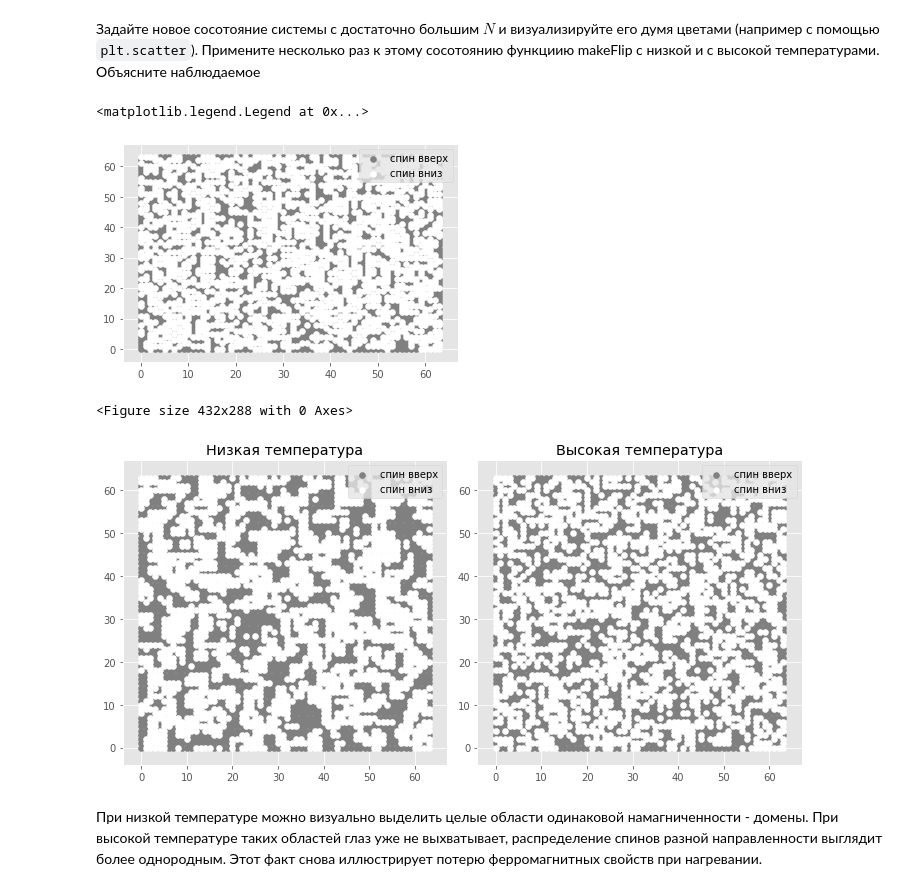
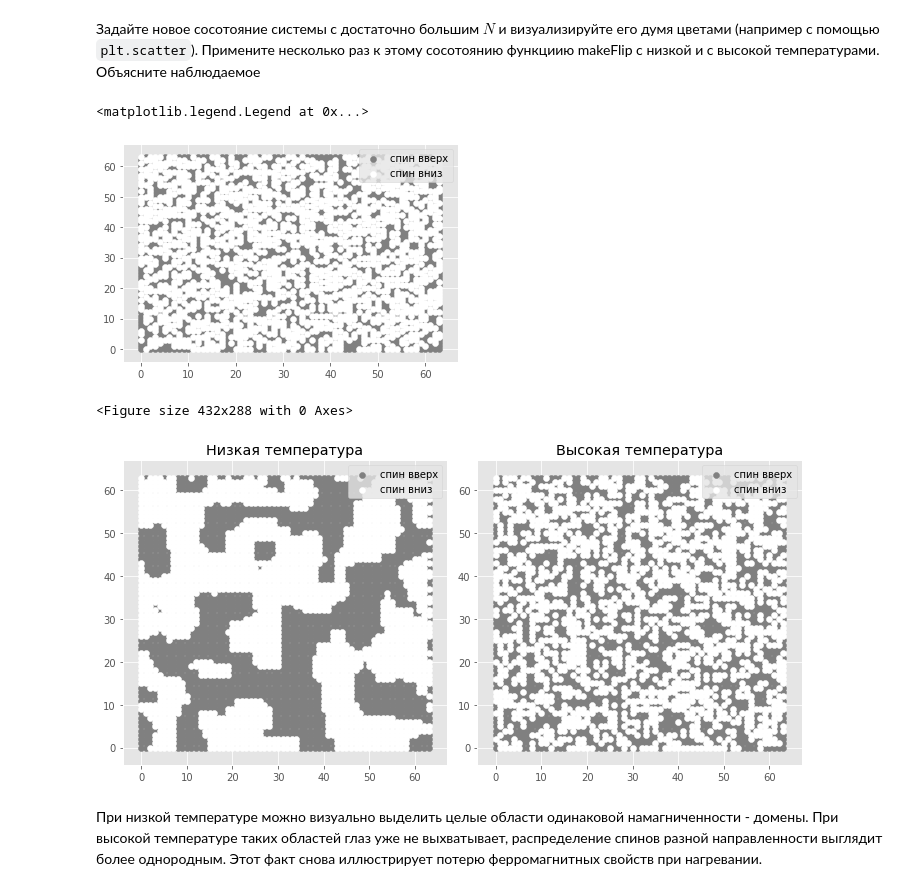
Before and after one commit to thead-is-dead/CP2020, a Jupyter notebook: week_9_Monte-Carlo.ipynb, the cells around one changed output. Saved outputs shown, nothing was run; the diff lists cells and outputs as text; code cells hidden in the pictures.

```diff
--- a/week_9_Monte-Carlo.ipynb
+++ b/week_9_Monte-Carlo.ipynb
@@ -328,5 +317,5 @@ def getDeltaE(i, j, state):
 
     return dE
 
-state = getInitialState(10)
-print(state, getDeltaE(0, 0, state))
+#state = getInitialState(10)
+#print(state, getDeltaE(0, 0, state))
@@ -510,21 +488,26 @@ for i in range(N):
             y02.append(j)
 
 fig10, ax10 = plt.subplots()
-ax10.scatter(x01, y1, c = 'grey', label = 'спин вверх')
-ax10.scatter(x2, y2, c = 'white', label = 'спин вниз')
+ax10.scatter(x01, y01, c = 'grey', label = 'спин вверх')
+ax10.scatter(x02, y02, c = 'white', label = 'спин вниз')
 ax10.legend(loc = 'best')
 # %% [output]
 <matplotlib.legend.Legend at 0x...>
-[figure, old version]
+[figure, new version]
 # %%
 plt.figure()
 
+#Применим функцию makeFlip 10 раз для наглядности
+
 # Write your code here
 state_cold = state.copy()
-state_cold = makeFlip(0.01, state_cold)
+for i in range(10):
+    state_cold = makeFlip(0.01, state_cold)
+
 
 state_hot = state.copy()
-state_hot = makeFlip(10, state_hot)
+for i in range(10):
+    state_hot = makeFlip(10, state_hot)
 
 x1 = []
 x2 = []
@@ -543,33 +526,33 @@ for i in range(N):
             y1.append(j)
         else:
             x2.append(i)
             y2.append(j)
 
 for i in range(N):
     for j in range(N):
         if state_hot[i][j] == 1:
             x3.append(i)
             y3.append(j)
         else:
             x4.append(i)
             y4.append(j)
 
 fig10, ax10 = plt.subplots(nrows=1, ncols=2, figsize = (10, 5))
 ax10[0].scatter(x1, y1, c = 'grey', label = 'спин вверх')
 ax10[0].scatter(x2, y2, c = 'white', label = 'спин вниз')
 ax10[0].set_title('Низкая температура')
 ax10[0].legend(loc = 'best')
 
 ax10[1].scatter(x3, y3, c = 'grey', label = 'спин вверх')
 ax10[1].scatter(x4, y4, c = 'white', label = 'спин вниз')
 ax10[1].set_title('Высокая температура')
 ax10[1].legend(loc = 'best')
 
 
 
 plt.tight_layout()
 # %% [output]
 <Figure size 432x288 with 0 Axes>
-[figure, old version]
+[figure, new version]
 # %% [markdown]
 При низкой температуре можно визуально выделить целые области одинаковой намагниченности - домены. При высокой температуре таких областей глаз уже не выхватывает, распределение спинов разной направленности выглядит более однородным. Этот факт снова иллюстрирует потерю ферромагнитных свойств при нагревании.
```
Also changed, not shown: parts of 2 cells of this notebook.
